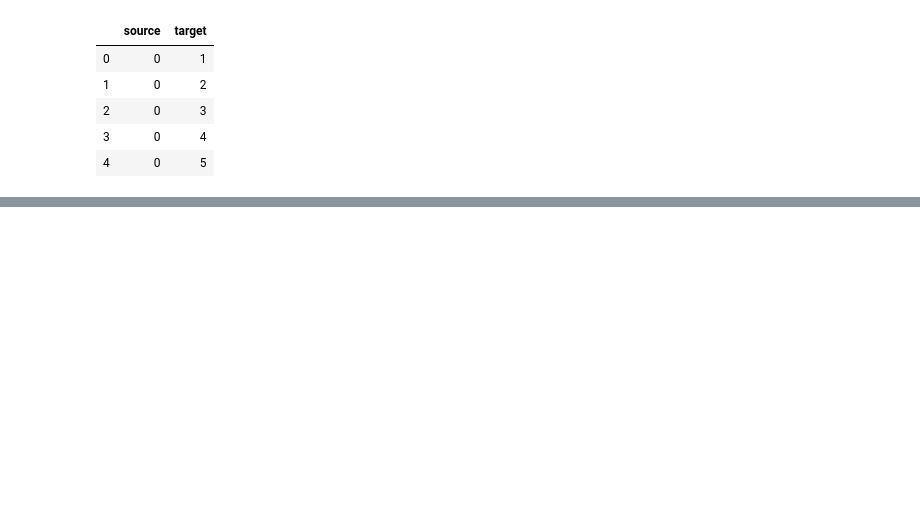
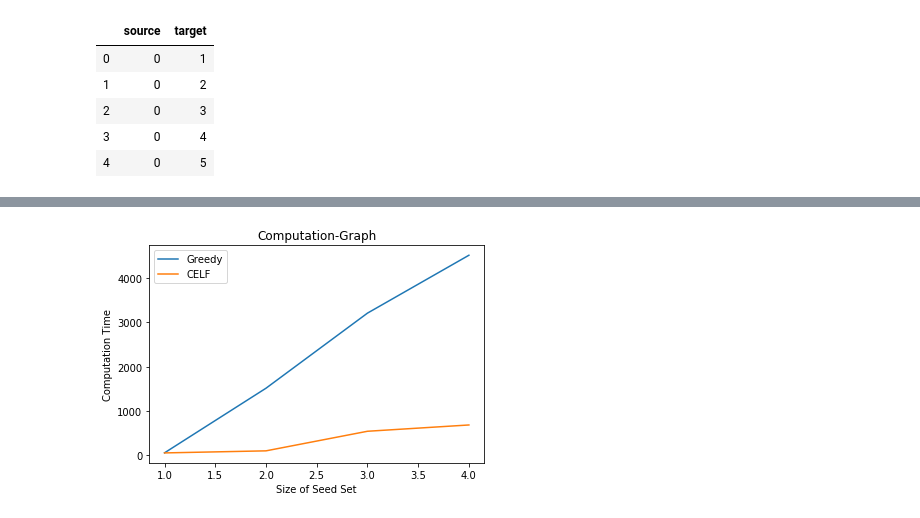
Before and after one commit to AmitKumarSoliyal/spreading-awareness-about-child-pornography-using-digital-techniques, a Jupyter notebook: ego-facebook-network.ipynb, the cells around one changed output, grey strips where cells are left out. Cells and saved outputs as stored; diff of their text form; code cells hidden in the pictures; blank space fills up the shorter version.

```diff
--- a/ego-facebook-network.ipynb
+++ b/ego-facebook-network.ipynb
@@ -50,6 +51,6 @@ print(max_degree)
 # %%
-def compute_independent_cascade(graph, seed_nodes, prob, n_iters):
-    total_spead = 0
+def compute_independent_cascade(graph, seed_nodes, prob, n_iters=1000):
+    total_spread = 0
 
     # simulate the spread process over multiple runs
     for i in range(n_iters):
@@ -71,11 +72,6 @@ def compute_independent_cascade(graph, seed_nodes, prob, n_iters):
             new_active = list(set(activated_nodes) - set(active))
             active += new_active
 
-        total_spead += len(active)
+        total_spread += len(active)
 
-    return total_spead / n_iters
-
-
-# assuming we start with 1 seed node
-seed_nodes = [0]
-compute_independent_cascade(G, seed_nodes, prob=0.2,n_iters)
+    return total_spread / n_iters
@@ -121,0 +234,17 @@ KeyboardInterrupt:
+# %%
+# plotting the points
+#plt.plot(x, brute_force_elapsed,label="Brute-force")
+plt.plot(x, greedy_elapsed,label="Greedy")
+plt.plot(x, celf_elapsed,label="CELF")
+# naming the x axis
+plt.xlabel('Size of Seed Set')
+# naming the y axis
+plt.ylabel('Computation Time')
+
+# giving a title to my graph
+plt.title('Computation-Graph')
+plt.legend()
+# function to show the plot
+plt.show()
+# %% [output]
+[figure, added]
```
Also changed, not shown: parts of 18 cells of this notebook.
